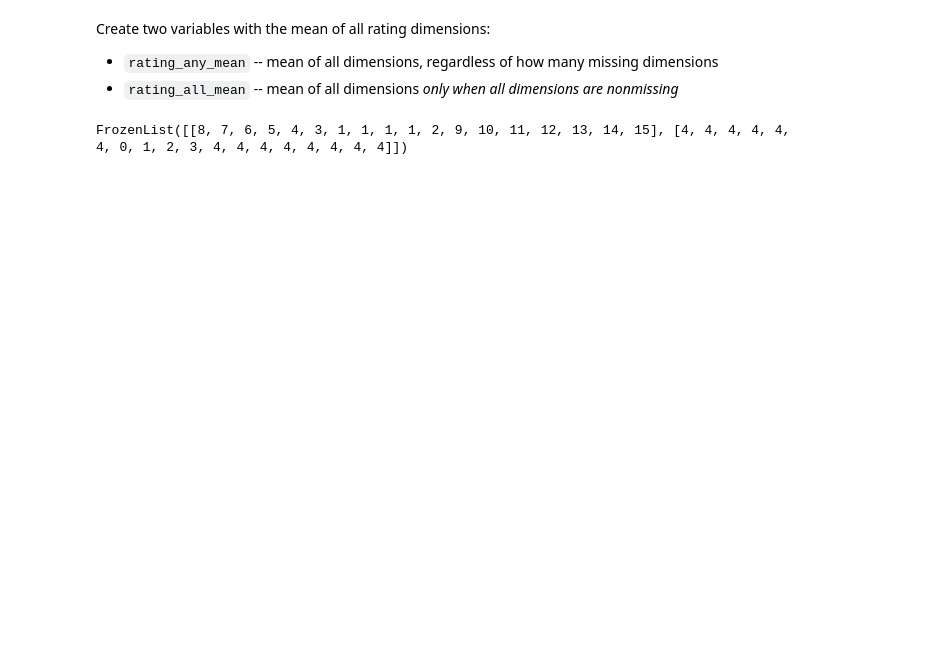
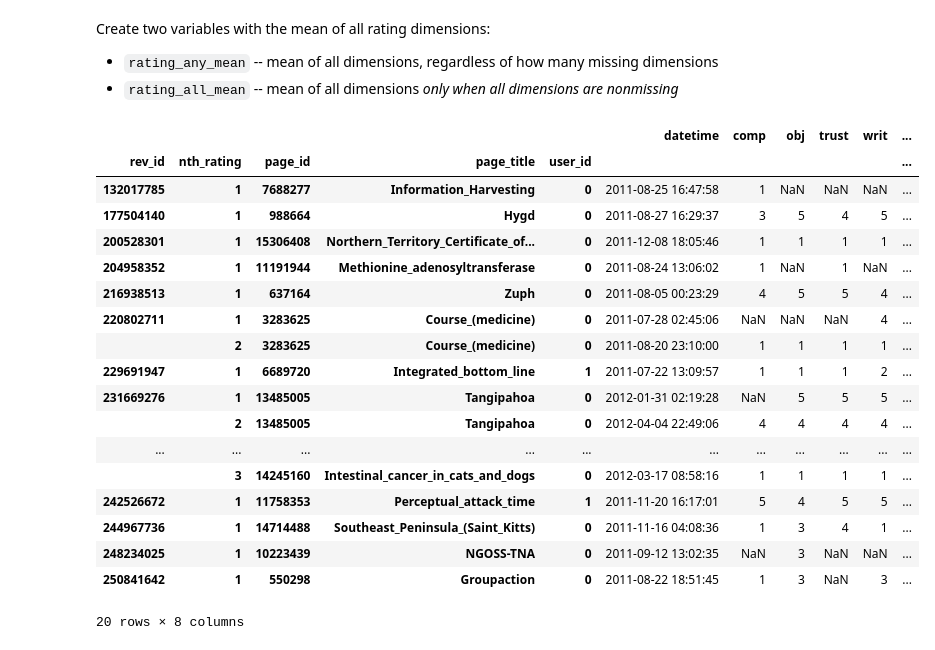
Before and after one commit to bkfunk/rating_wiki, a Jupyter notebook: Cleaning Wiki Ratings.ipynb, the cells around one changed output. Saved outputs shown, nothing was run; the diff lists cells and outputs as text; code cells hidden in the pictures; blank space fills up the shorter version.

Commit message:
Exploring ratings data

```diff
--- a/Cleaning Wiki Ratings.ipynb
+++ b/Cleaning Wiki Ratings.ipynb
@@ -525,2 +467,3 @@ s.rating_value = s.rating_value.convert_objects(convert_numeric=True) # convert
 # %%
-s.rating_value = s.rating_value.replace(0, np.nan)
+rating_values = rating_values.replace(0, np.nan)
+rating_values.head(20)
@@ -527,6 +490,6 @@ s.rating_value = s.rating_value.replace(0, np.nan)
 # %% [markdown]
 If all the ratings are zero/missing, then we obviously can't get much information from the rating, so drop these cases.
 # %%
-print("BEFORE: %d cases with all missing rating values" % s.rating_value.isnull().all(axis=1).sum())
-s = s[s.rating_value.notnull().any(axis=1)] # s.dropna() is slightly faster, but we have to specify all multi-index tuples for rating_value
-print("AFTER: %d cases with all missing rating values" % s.rating_value.isnull().all(axis=1).sum())
+print("BEFORE: %d cases with all missing rating values" % rating_values.isnull().all(axis=1).sum())
+rating_values.dropna(how='all', inplace=True) # drop in place if _all_ values are NA
+print("AFTER: %d cases with all missing rating values" % rating_values.isnull().all(axis=1).sum())
@@ -554,0 +501,4 @@ s
+# %%
+s = pd.concat([pd.DataFrame(datetime), rating_values], axis=1)
+s.info()
+s.head()
@@ -555,4 +523,5 @@ s
 # %% [markdown]
 Create a variable counting the number of dimensions for each rating.
 # %%
-s['rating_dim_count'] = s.rating_value.count(axis=1)
+s['rating_dim_count'] = rating_values.count(axis=1)
+s.head()
@@ -561,5 +539,26 @@ Create two variables with the mean of all rating dimensions:
 + `rating_any_mean` -- mean of all dimensions, regardless of how many missing dimensions
 + `rating_all_mean` -- mean of all dimensions _only when all dimensions are nonmissing_
 # %%
-s['rating_any_mean'] = s.rating_value.mean(axis=1)
-s['rating_all_mean'] = s.rating_value[s.rating_value.notnull().all(axis=1)].mean(axis=1)
+s['rating_any_mean'] = rating_values.mean(axis=1)
+s['rating_all_mean'] = rating_values[rating_values.notnull().all(axis=1)].mean(axis=1)
+s.head(20)
+# %% [output]
+|  |  |  |  |  | datetime | comp | obj | trust | writ | ... |
+| rev_id | nth_rating | page_id | page_title | user_id |  |  |  |  |  | ... |
+| 132017785 | 1 | 7688277 | Information_Harvesting | 0 | 2011-08-25 16:47:58 | 1 | NaN | NaN | NaN | ... |
+| 177504140 | 1 | 988664 | Hygd | 0 | 2011-08-27 16:29:37 | 3 | 5 | 4 | 5 | ... |
+| 200528301 | 1 | 15306408 | Northern_Territory_Certificate_of... | 0 | 2011-12-08 18:05:46 | 1 | 1 | 1 | 1 | ... |
+| 204958352 | 1 | 11191944 | Methionine_adenosyltransferase | 0 | 2011-08-24 13:06:02 | 1 | NaN | 1 | NaN | ... |
+| 216938513 | 1 | 637164 | Zuph | 0 | 2011-08-05 00:23:29 | 4 | 5 | 5 | 4 | ... |
+| 220802711 | 1 | 3283625 | Course_(medicine) | 0 | 2011-07-28 02:45:06 | NaN | NaN | NaN | 4 | ... |
+|  | 2 | 3283625 | Course_(medicine) | 0 | 2011-08-20 23:10:00 | 1 | 1 | 1 | 1 | ... |
+| 229691947 | 1 | 6689720 | Integrated_bottom_line | 1 | 2011-07-22 13:09:57 | 1 | 1 | 1 | 2 | ... |
+| 231669276 | 1 | 13485005 | Tangipahoa | 0 | 2012-01-31 02:19:28 | NaN | 5 | 5 | 5 | ... |
+|  | 2 | 13485005 | Tangipahoa | 0 | 2012-04-04 22:49:06 | 4 | 4 | 4 | 4 | ... |
+| ... | ... | ... | ... | ... | ... | ... | ... | ... | ... | ... |
+|  | 3 | 14245160 | Intestinal_cancer_in_cats_and_dogs | 0 | 2012-03-17 08:58:16 | 1 | 1 | 1 | 1 | ... |
+| 242526672 | 1 | 11758353 | Perceptual_attack_time | 1 | 2011-11-20 16:17:01 | 5 | 4 | 5 | 5 | ... |
+| 244967736 | 1 | 14714488 | Southeast_Peninsula_(Saint_Kitts) | 0 | 2011-11-16 04:08:36 | 1 | 3 | 4 | 1 | ... |
+| 248234025 | 1 | 10223439 | NGOSS-TNA | 0 | 2011-09-12 13:02:35 | NaN | 3 | NaN | NaN | ... |
+| 250841642 | 1 | 550298 | Groupaction | 0 | 2011-08-22 18:51:45 | 1 | 3 | NaN | 3 | ... |
+20 rows × 8 columns
@@ -568,4 +564,0 @@ s[s.rating_value.columns] = s.rating_value
-# %%
-ss.columns.labels
-# %% [output]
-FrozenList([[8, 7, 6, 5, 4, 3, 1, 1, 1, 1, 2, 9, 10, 11, 12, 13, 14, 15], [4, 4, 4, 4, 4, 4, 0, 1, 2, 3, 4, 4, 4, 4, 4, 4, 4, 4]])
```
Also changed, not shown: parts of 46 cells of this notebook, 2 other files.
